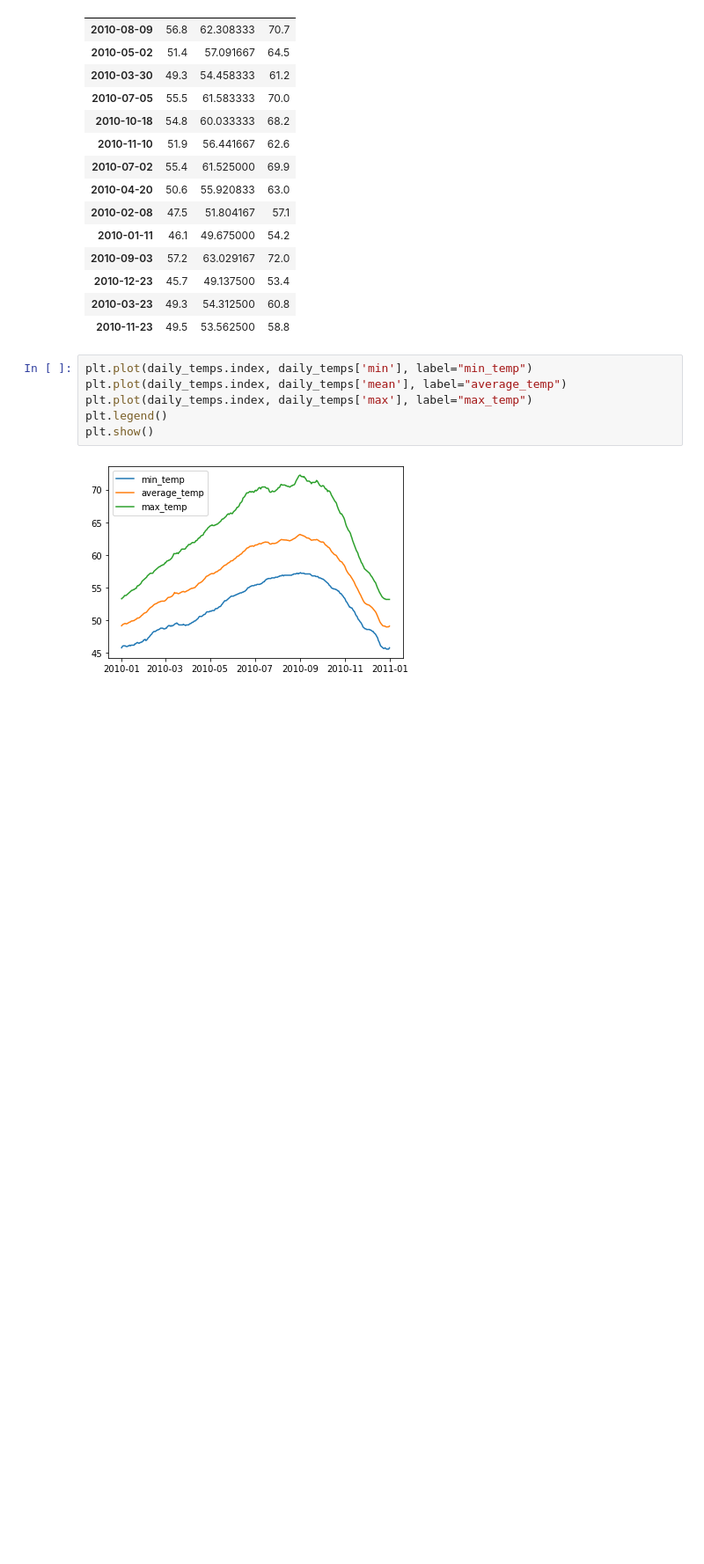
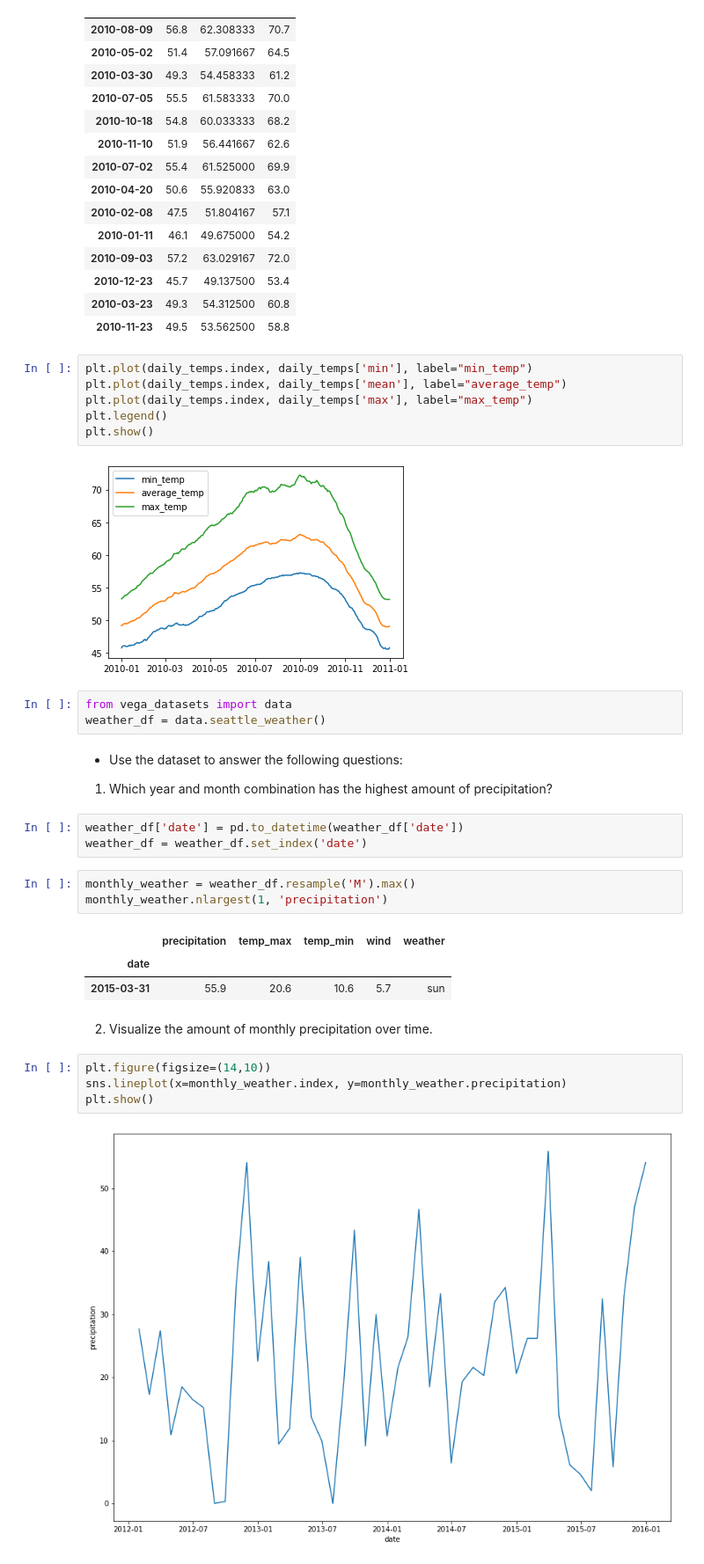
Before and after one commit to david-ryan-alviola/time-series-exercises, a Jupyter notebook: time_series.ipynb, the cells around one changed output. Shown: that part at 88% size. Drawn from its saved outputs; the diff is of its cells as text; blank space fills up the shorter version.

```diff
--- a/time_series.ipynb
+++ b/time_series.ipynb
@@ -380,3 +380,28 @@ plt.legend()
 plt.show()
 # %% [output]
 [figure]
+# %%
+from vega_datasets import data
+weather_df = data.seattle_weather()
+# %% [markdown]
+* Use the dataset to answer the following questions:
+
+1. Which year and month combination has the highest amount of precipitation?
+# %%
+weather_df['date'] = pd.to_datetime(weather_df['date'])
+weather_df = weather_df.set_index('date')
+# %%
+monthly_weather = weather_df.resample('M').max()
+monthly_weather.nlargest(1, 'precipitation')
+# %% [output]
+|  | precipitation | temp_max | temp_min | wind | weather |
+| date |  |  |  |  |  |
+| 2015-03-31 | 55.9 | 20.6 | 10.6 | 5.7 | sun |
+# %% [markdown]
+2. Visualize the amount of monthly precipitation over time.
+# %%
+plt.figure(figsize=(14,10))
+sns.lineplot(x=monthly_weather.index, y=monthly_weather.precipitation)
+plt.show()
+# %% [output]
+[figure, added]
```
Also changed, not shown: parts of 24 cells of this notebook.
